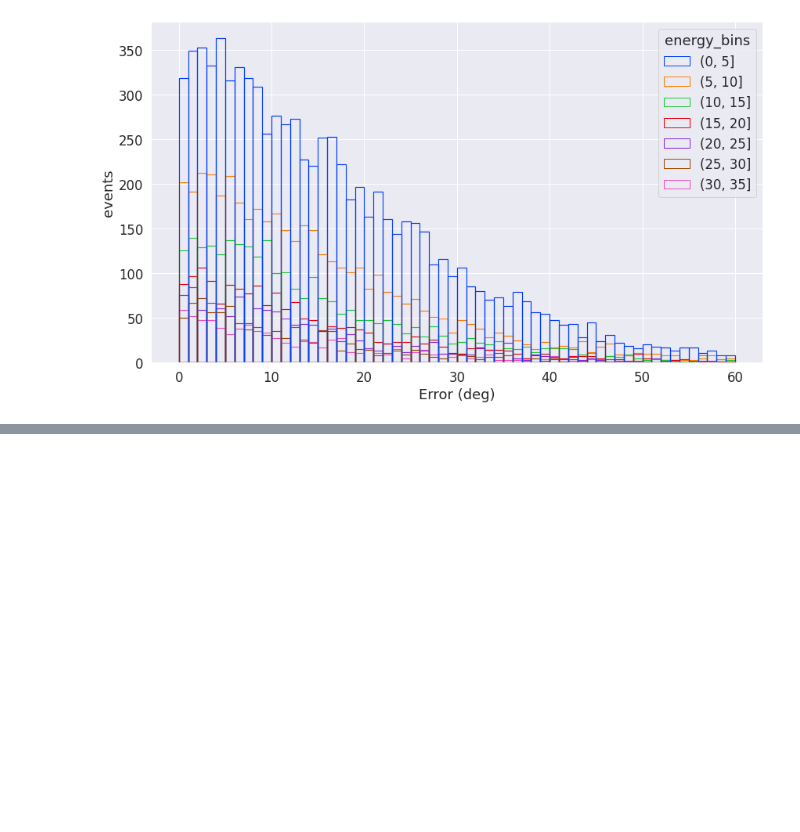
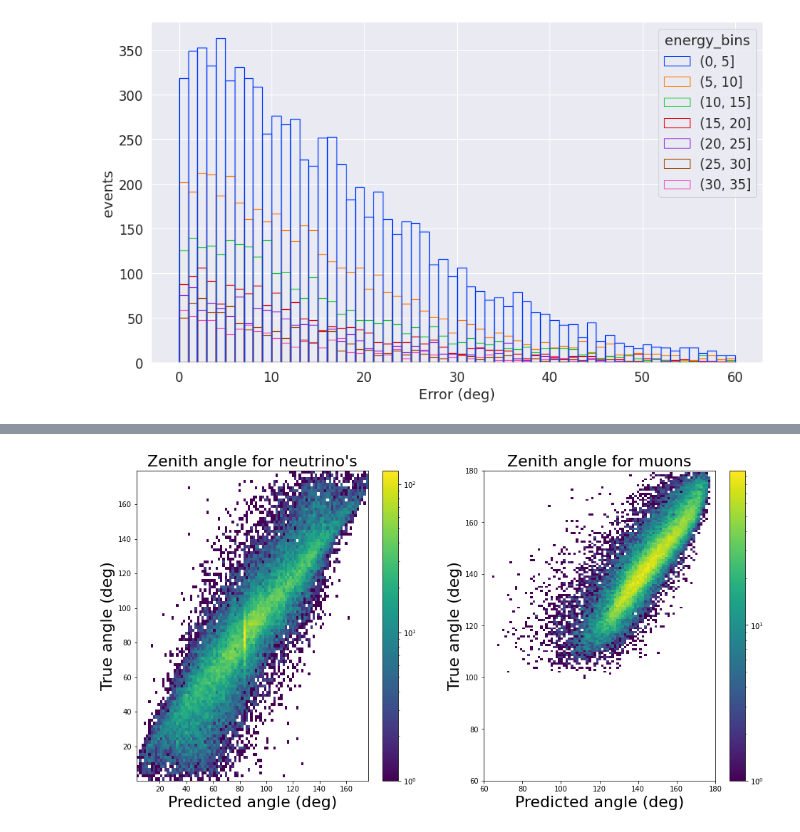
Before and after one commit to LaurensSchinkelshoek/PCQI, a Jupyter notebook: angle_prediction.ipynb, the cells around one changed output, grey strips where cells are left out. Saved outputs shown, nothing was run; the diff lists cells and outputs as text; code cells hidden in the pictures; blank space fills up the shorter version.

```diff
--- a/angle_prediction.ipynb
+++ b/angle_prediction.ipynb
@@ -547,0 +531,23 @@ torch.__version__
+# %%
+fig, axs = plt.subplots(1, 2, figsize=(16, 8))
+x=df.loc[df.particles!='muon'].pred_angle.values
+y=df.loc[df.particles!='muon'].true_angle.values
+pcm0=axs[0].hist2d(x,y,100,norm=LogNorm(),cmap='viridis')
+x=df.loc[df.particles=='muon'].pred_angle.values
+y=df.loc[df.particles=='muon'].true_angle.values
+pcm1=axs[1].hist2d(x,y,100,norm=LogNorm(),cmap='viridis')
+axs[0].set_xlabel('Predicted angle (deg)',fontsize = 22)
+axs[1].set_xlabel('Predicted angle (deg)',fontsize = 22)
+axs[0].set_ylabel('True angle (deg)',fontsize = 22)
+axs[1].set_ylabel('True angle (deg)',fontsize = 22)
+fig.colorbar(pcm0[-1],ax=axs[0])
+fig.colorbar(pcm1[-1],ax=axs[1])
+axs[1].set_xlim([60, 180])
+axs[1].set_ylim([60, 180])
+axs[0].set_title("Zenith angle for neutrino's",fontsize = 22)
+axs[1].set_title("Zenith angle for muons",fontsize = 22)
+plt.show()
+fig.savefig("angle_prediction_2.pdf")
+fig.savefig("angle_prediction_2.png")
+# %% [output]
+[figure, added]
```
Also changed, not shown: parts of 12 cells of this notebook, 3 other files.
